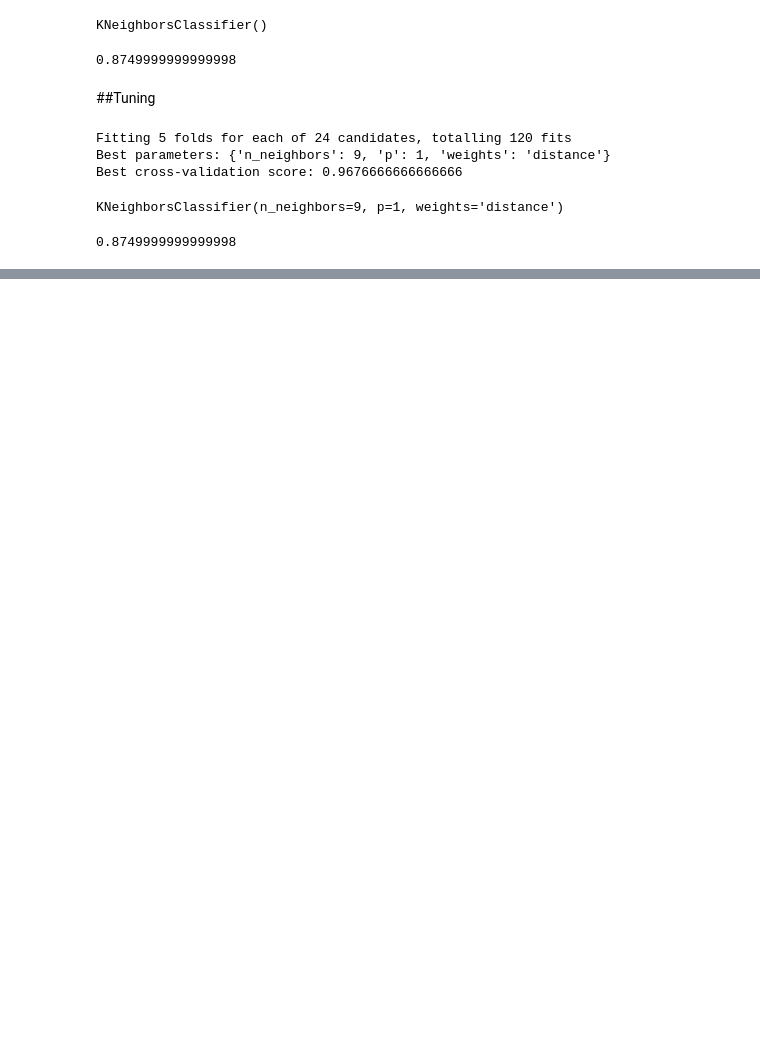
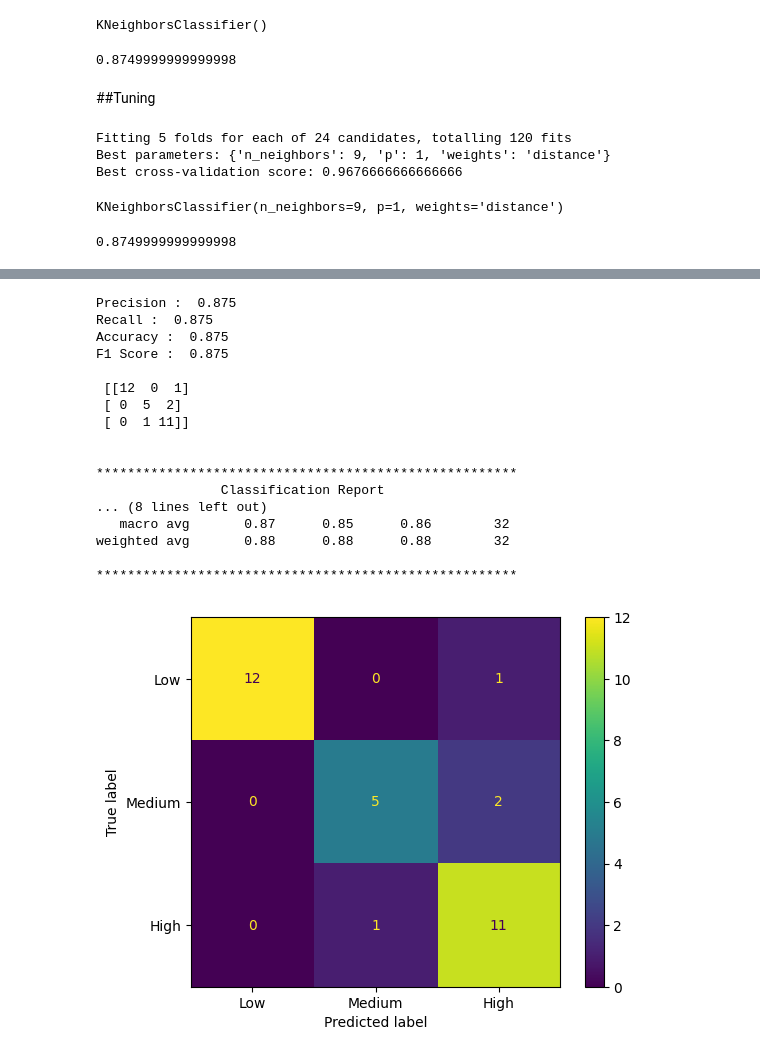
Before and after one commit to mazenbuk/intern, a Jupyter notebook: model.ipynb, the cells around one changed output, grey strips where cells are left out. Saved outputs shown, nothing was run; the diff lists cells and outputs as text; code cells hidden in the pictures; blank space fills up the shorter version.

```diff
--- a/model.ipynb
+++ b/model.ipynb
@@ -629,0 +717,22 @@ print(knct_score)
+# %%
+#Logistic Regression Performance
+perform(y_test_hat_lr)
+# %% [output]
+Precision :  0.875
+Recall :  0.875
+Accuracy :  0.875
+F1 Score :  0.875
+
+ [[12  0  1]
+ [ 0  5  2]
+ [ 0  1 11]]
+
+
+******************************************************
+                Classification Report
+... (8 lines left out)
+   macro avg       0.87      0.85      0.86        32
+weighted avg       0.88      0.88      0.88        32
+
+******************************************************
+[figure, added]
```
Also changed, not shown: parts of 21 cells of this notebook.
